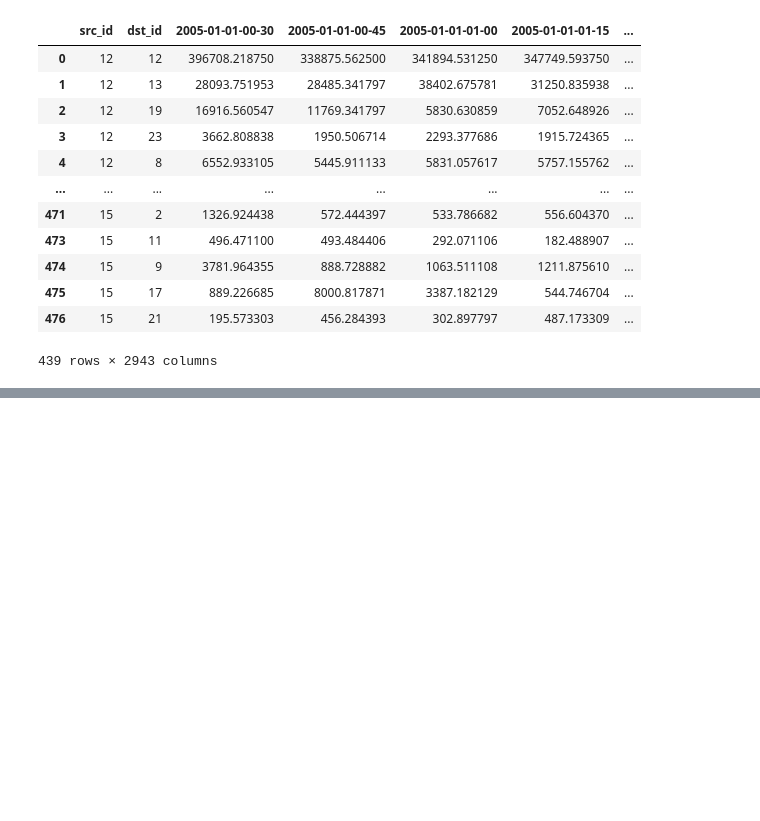
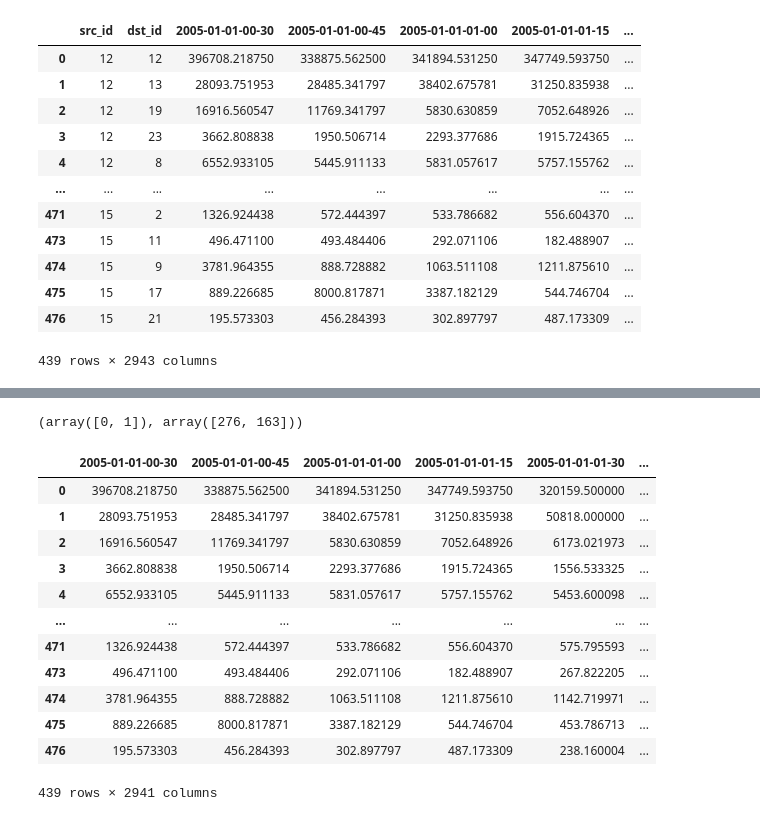
Before and after one commit to Mohammad-Amirifard/Traffic-forecasting, a Jupyter notebook: Notebooks/EDA_traffic.ipynb, the cells around one changed output, grey strips where cells are left out. Drawn from its saved outputs; the diff is of its cells as text; code cells hidden in the pictures; blank space fills up the shorter version.

```diff
--- a/Notebooks/EDA_traffic.ipynb
+++ b/Notebooks/EDA_traffic.ipynb
@@ -291,0 +464,21 @@ plot_graph(df,4)
+# %%
+np.unique(stationary_df['Stationary'],return_counts=True)
+# %% [output]
+(array([0, 1]), array([276, 163]))
+# %%
+df_ts = df.drop(['src_id', 'dst_id'], axis=1) # Remove src and dst columns
+df_ts
+# %% [output]
+|  | 2005-01-01-00-30 | 2005-01-01-00-45 | 2005-01-01-01-00 | 2005-01-01-01-15 | 2005-01-01-01-30 | ... |
+| 0 | 396708.218750 | 338875.562500 | 341894.531250 | 347749.593750 | 320159.500000 | ... |
+| 1 | 28093.751953 | 28485.341797 | 38402.675781 | 31250.835938 | 50818.000000 | ... |
+| 2 | 16916.560547 | 11769.341797 | 5830.630859 | 7052.648926 | 6173.021973 | ... |
+| 3 | 3662.808838 | 1950.506714 | 2293.377686 | 1915.724365 | 1556.533325 | ... |
+| 4 | 6552.933105 | 5445.911133 | 5831.057617 | 5757.155762 | 5453.600098 | ... |
+| ... | ... | ... | ... | ... | ... | ... |
+| 471 | 1326.924438 | 572.444397 | 533.786682 | 556.604370 | 575.795593 | ... |
+| 473 | 496.471100 | 493.484406 | 292.071106 | 182.488907 | 267.822205 | ... |
+| 474 | 3781.964355 | 888.728882 | 1063.511108 | 1211.875610 | 1142.719971 | ... |
+| 475 | 889.226685 | 8000.817871 | 3387.182129 | 544.746704 | 453.786713 | ... |
+| 476 | 195.573303 | 456.284393 | 302.897797 | 487.173309 | 238.160004 | ... |
+439 rows × 2941 columns
```
Also changed, not shown: parts of 32 cells of this notebook.
